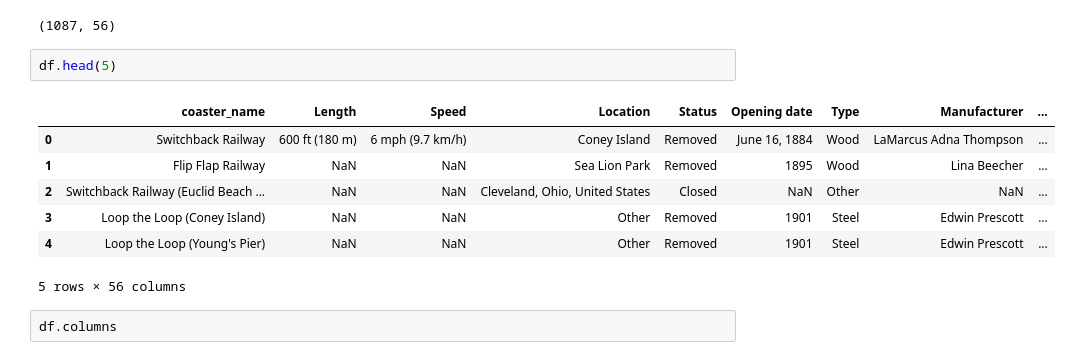
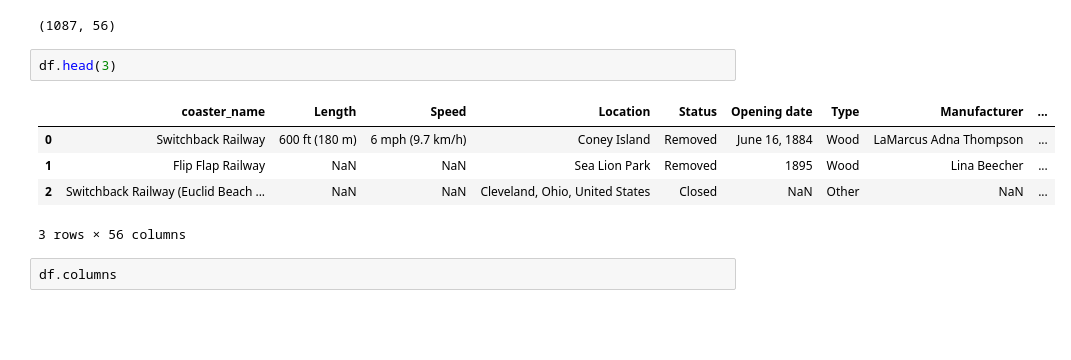
Before and after one commit to RakshitYadav09/EDA, a Jupyter notebook: eda.ipynb, the cells around one changed output. Cells and saved outputs as stored; diff of their text form; blank space fills up the shorter version.

```diff
--- a/eda.ipynb
+++ b/eda.ipynb
@@ -18,15 +18,13 @@ df.shape
 # %% [output]
 (1087, 56)
 # %%
-df.head(5)
+df.head(3)
 # %% [output]
 |  | coaster_name | Length | Speed | Location | Status | Opening date | Type | Manufacturer | ... |
 | 0 | Switchback Railway | 600 ft (180 m) | 6 mph (9.7 km/h) | Coney Island | Removed | June 16, 1884 | Wood | LaMarcus Adna Thompson | ... |
 | 1 | Flip Flap Railway | NaN | NaN | Sea Lion Park | Removed | 1895 | Wood | Lina Beecher | ... |
 | 2 | Switchback Railway (Euclid Beach ... | NaN | NaN | Cleveland, Ohio, United States | Closed | NaN | Other | NaN | ... |
-| 3 | Loop the Loop (Coney Island) | NaN | NaN | Other | Removed | 1901 | Steel | Edwin Prescott | ... |
-| 4 | Loop the Loop (Young's Pier) | NaN | NaN | Other | Removed | 1901 | Steel | Edwin Prescott | ... |
-5 rows × 56 columns
+3 rows × 56 columns
 # %%
 df.columns
 # %% [output]
```
Also changed, not shown: 1 other file.
